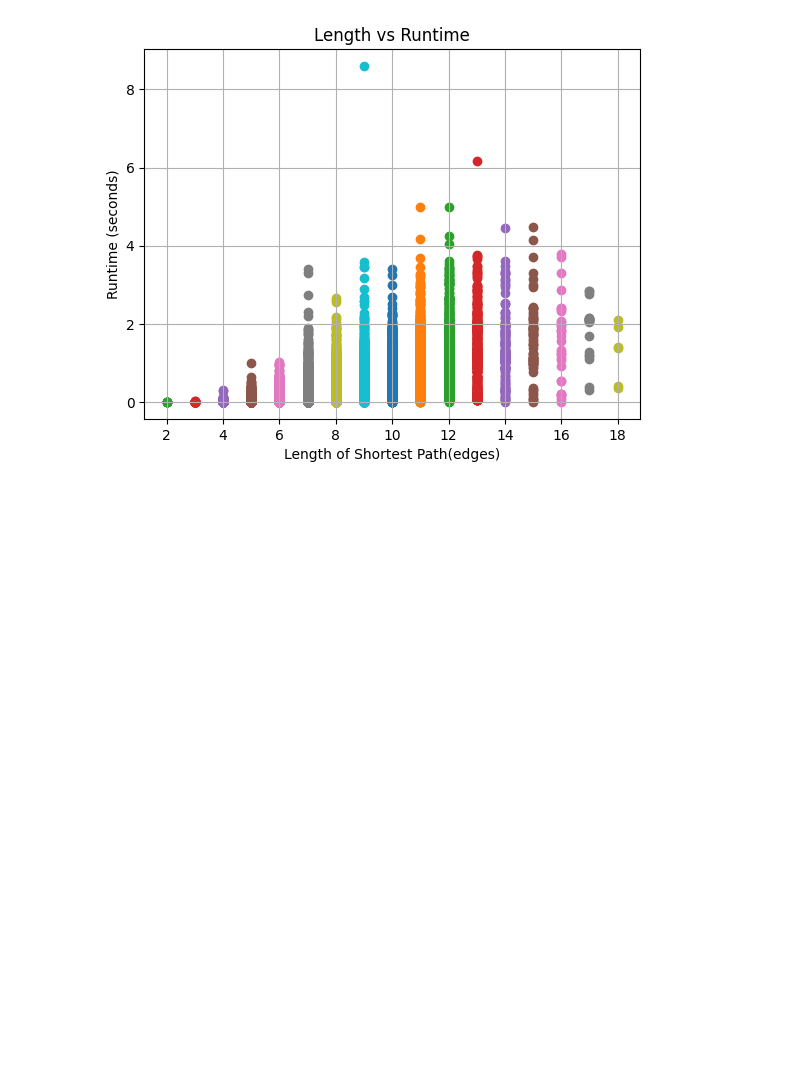
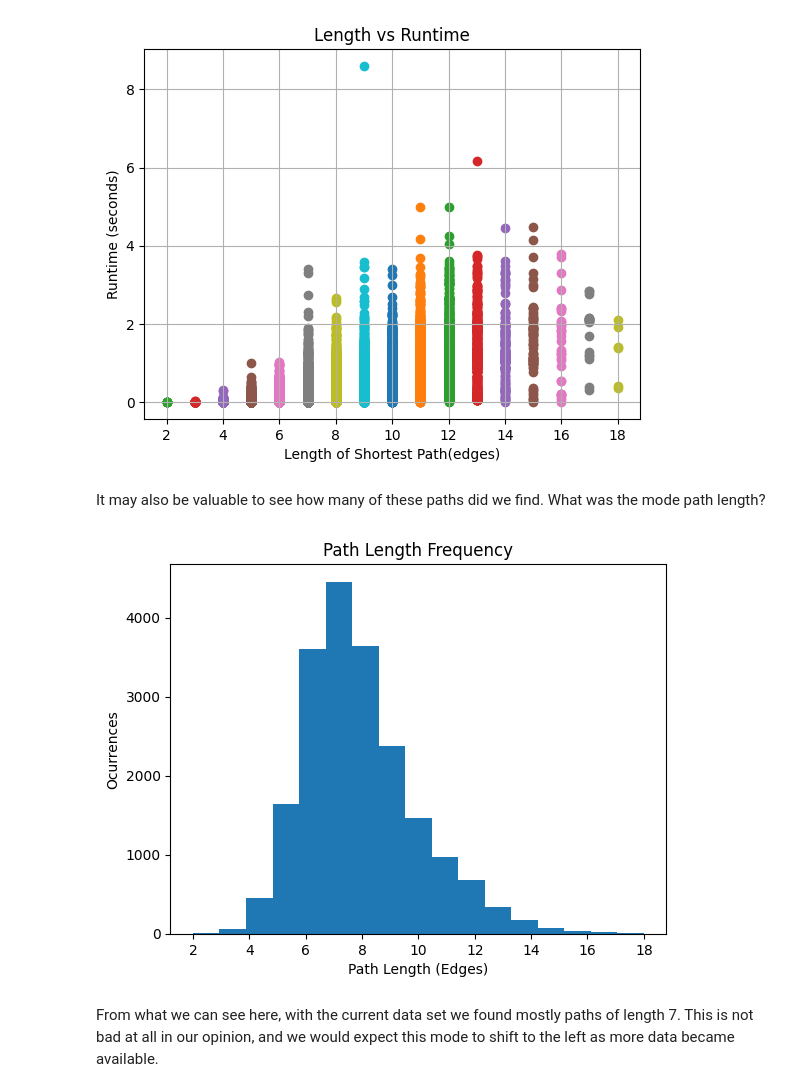
Before and after one commit to hurricaneJoef/WIKI_LINKS, a Jupyter notebook: AlgPerformanceComparisonNB.ipynb, the cells around one changed output. Cells and saved outputs as stored; diff of their text form; code cells hidden in the pictures; blank space fills up the shorter version.

Commit message:
Add Histogram

```diff
--- a/AlgPerformanceComparisonNB.ipynb
+++ b/AlgPerformanceComparisonNB.ipynb
@@ -273,3 +273,18 @@ plt.scatter(deg_na, bds_runtime_none)
 plt.show()
 # %% [output]
 [figure]
+# %% [markdown]
+It may also be valuable to see how many of these paths did we find. What was the mode path length?
+# %%
+path_lengths = np.concatenate((deg_2, deg_3, deg_4, deg_5, deg_6, deg_7, deg_8, deg_9, deg_X, deg_X1,
+                              deg_X2, deg_X3, deg_X4, deg_X5, deg_X6, deg_X7, deg_X8))
+plt.figure()
+plt.hist(path_lengths, bins = 17)
+plt.title("Path Length Frequency")
+plt.xlabel("Path Length (Edges)")
+plt.ylabel("Ocurrences")
+plt.show()
+# %% [output]
+[figure, added]
+# %% [markdown]
+From what we can see here, with the current data set we found mostly paths of length 7. This is not bad at all in our opinion, and we would expect this mode to shift to the left as more data became available.
```
Also changed, not shown: parts of 2 cells of this notebook.
